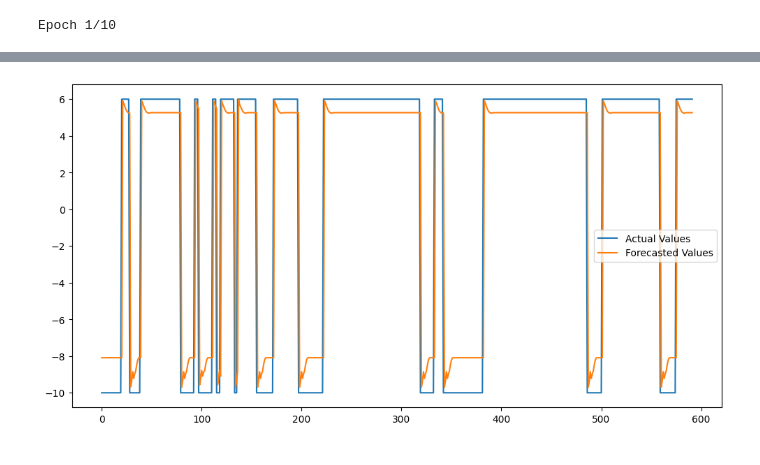
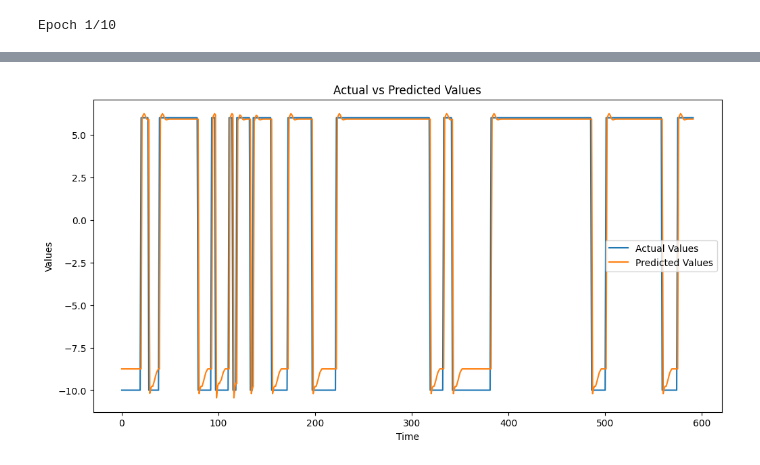
Before and after one commit to iakovkh/mypython, a Jupyter notebook: LSTM_example6.ipynb, the cells around one changed output, grey strips where cells are left out. Cells and saved outputs as stored; diff of their text form; code cells hidden in the pictures.

```diff
--- a/LSTM_example6.ipynb
+++ b/LSTM_example6.ipynb
@@ -87,23 +87,23 @@ model.add(LSTM(neurons, return_sequences=False))
 model.add(Dense(1))
 model.compile(optimizer='adam', loss='mean_squared_error')
 
-# 3.8: Train the LSTM neural network
+# 3.8: Train the LSTM neural network using only the training data
 model.fit(X_train, y_train, epochs=epochs, batch_size=1, verbose=2)
 
 # Step 4: Testing results
-# 4.1: Forecast values using the trained LSTM neural network
-train_predict = model.predict(X_train)
-test_predict = model.predict(X_test)
+# 4.1: Forecast values using the trained LSTM neural network on testing data only
+train_predict = model.predict(X_train)  # This is for training data, not used for forecasting
+test_predict = model.predict(X_test)    # This is for testing data, used for forecasting
 
-# Inverse transform to get actual values
-train_predict = my_data.scaler.inverse_transform(train_predict)
-test_predict = my_data.scaler.inverse_transform(test_predict)
-y_train = my_data.scaler.inverse_transform([y_train])
-y_test = my_data.scaler.inverse_transform([y_test])
+# Inverse transform to get actual values for the first column
+train_predict = my_data.scaler.inverse_transform(np.concatenate((train_predict, np.zeros((train_predict.shape[0], my_data.data.shape[1] - 1))), axis=1))[:, 0]
+test_predict = my_data.scaler.inverse_transform(np.concatenate((test_predict, np.zeros((test_predict.shape[0], my_data.data.shape[1] - 1))), axis=1))[:, 0]
+y_train = my_data.scaler.inverse_transform(np.concatenate((y_train.reshape(-1, 1), np.zeros((y_train.reshape(-1, 1).shape[0], my_data.data.shape[1] - 1))), axis=1))[:, 0]
+y_test = my_data.scaler.inverse_transform(np.concatenate((y_test.reshape(-1, 1), np.zeros((y_test.reshape(-1, 1).shape[0], my_data.data.shape[1] - 1))), axis=1))[:, 0]
 
 # 4.2: Visualize forecasted values and compare them to actual values
 plt.figure(figsize=(12, 6))
-plt.plot(y_test[0], label='Actual Values')
+plt.plot(y_test, label='Actual Values')
 plt.plot(test_predict, label='Predicted Values')
 plt.title('Actual vs Predicted Values')
 plt.xlabel('Time')
@@ -132 +132 @@ Epoch 10/10
-[figure, old version]
+[figure, new version]
```
Also changed, not shown: parts of 1 cell of this notebook.
